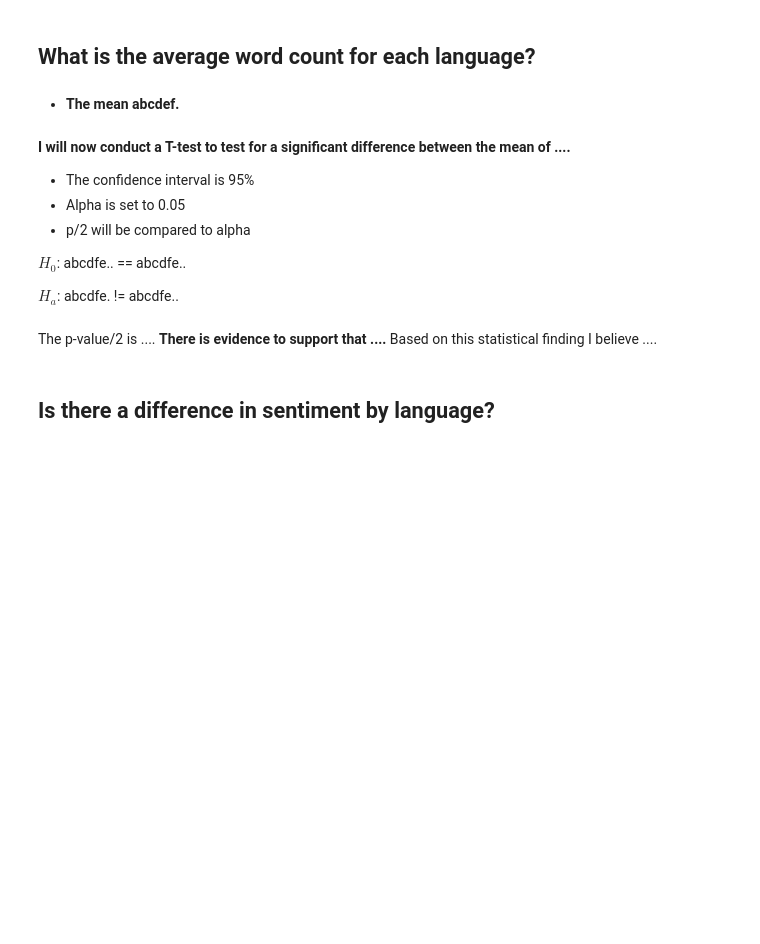
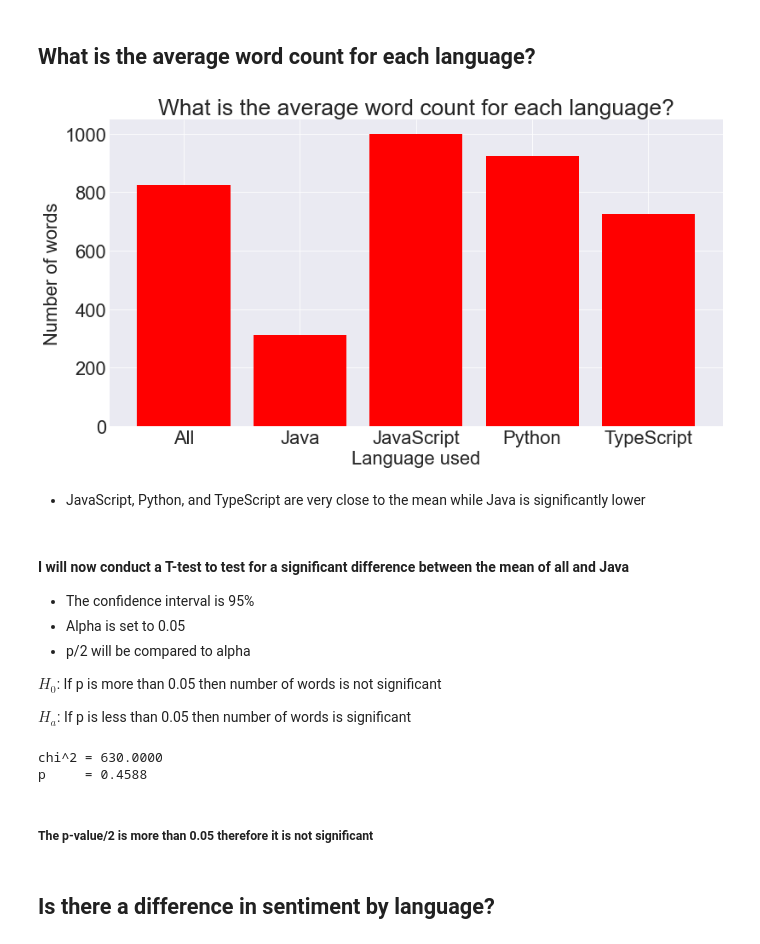
Before and after one commit to NLP-Project-Burton-Yuvia-Yvette/NLP-Project, a Jupyter notebook: Final_Report_NLP_Project.ipynb, the cells around one changed output. Cells and saved outputs as stored; diff of their text form; code cells hidden in the pictures; blank space fills up the shorter version.

```diff
--- a/Final_Report_NLP_Project.ipynb
+++ b/Final_Report_NLP_Project.ipynb
@@ -118,24 +120,31 @@ e.get_...
 ## What is the average word count for each language?
 # %%
 # Obtain viz
-e.get_...
+JavaScript_words, Java_words, Python_words, TypeScript_words, all_words = e.number_words(train)
+JavaScript_freq, Java_freq, Python_freq, TypeScript_freq, all_freq = e.frequency_of_words(JavaScript_words, Java_words, Python_words, TypeScript_words, all_words)
+e.bar_average_word(train, JavaScript_freq, Java_freq, Python_freq, TypeScript_freq, all_freq)
+# %% [output]
+[figure, added]
 # %% [markdown]
-* **The mean abcdef.**
+* JavaScript, Python, and TypeScript are very close to the mean while Java is significantly lower
 # %% [markdown]
-**I will now conduct a T-test to test for a significant difference between the mean of ....**
+#### I will now conduct a T-test to test for a significant difference between the mean of all and Java
 
 * The confidence interval is 95%
 * Alpha is set to 0.05
 * p/2 will be compared to alpha
 
-$H_0$: abcdfe.. == abcdfe..
+$H_0$: If p is more than 0.05 then number of words is not significant
 
-$H_a$: abcdfe. != abcdfe..
+$H_a$: If p is less than 0.05 then number of words is significant
 # %%
 # Stats T-Test result
-e.get_ttest_...
+e.get_chi_language(train)
+# %% [output]
+chi^2 = 630.0000
+p     = 0.4588
 # %% [markdown]
-The p-value/2 is .... **There is  evidence to support that ....** Based on this statistical finding I believe ....
+##### The p-value/2 is more than 0.05 therefore it is not significant
 # %% [markdown]
 ## Is there a difference in sentiment by language?
 # %%
```
Also changed, not shown: parts of 2 cells of this notebook.
